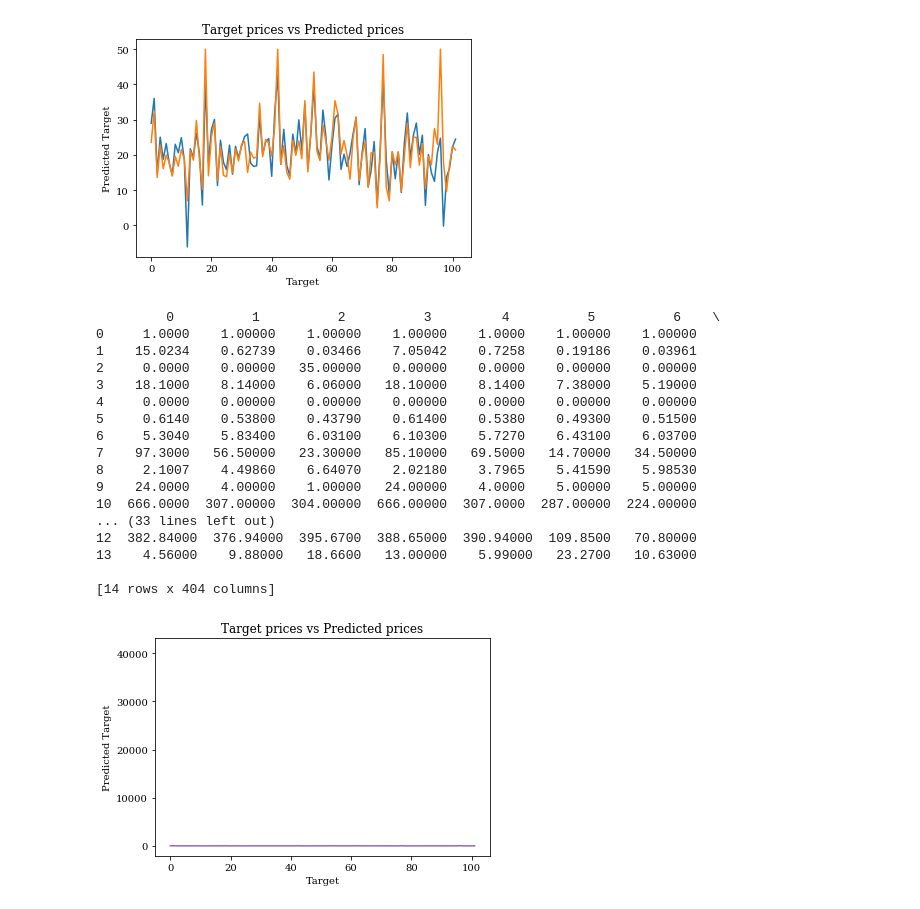
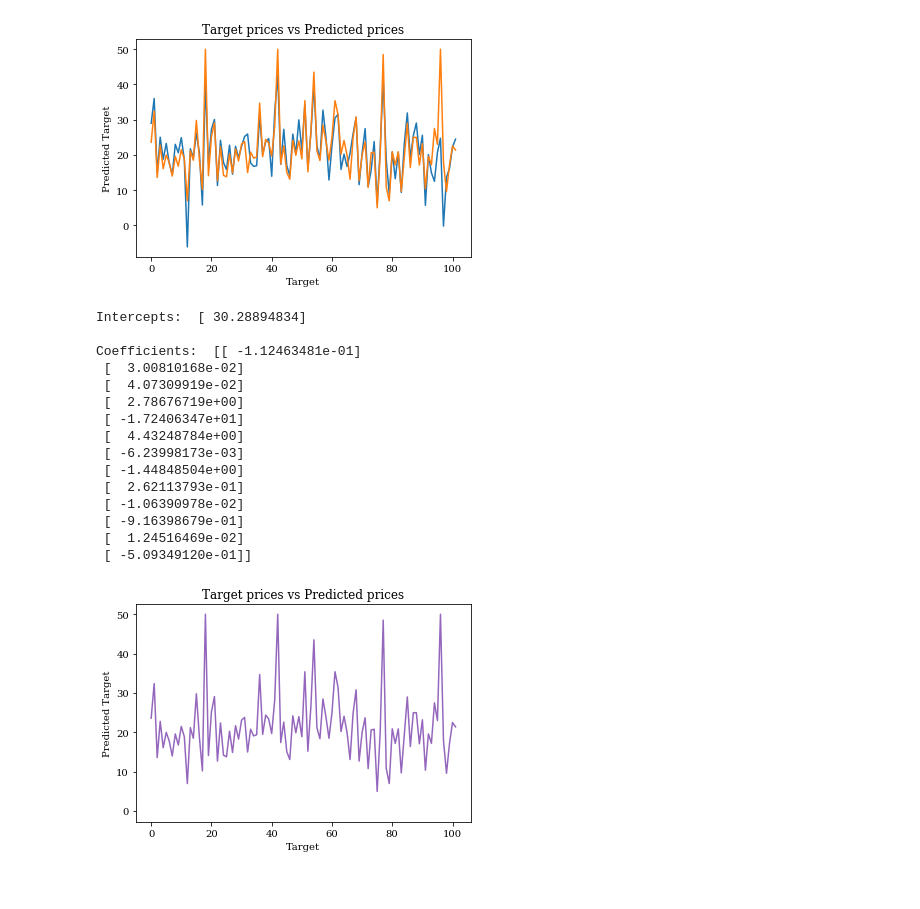
Before and after one commit to TannerS/BostonDataMachineLearning, a Jupyter notebook: BostonData.ipynb, the cells around one changed output. Saved outputs shown, nothing was run; the diff lists cells and outputs as text; code cells hidden in the pictures.

```diff
--- a/BostonData.ipynb
+++ b/BostonData.ipynb
@@ -95,6 +95,10 @@ Training Error:  10.8207870483
 Testing Error:  12.1557134648
 [figure]
 # %%
+# Sources
+
+# http://anwarruff.com/normal-equation/
+
 # loss function of linear regression
 def lossFunc(N, features, targets, weights):
     t = targets
@@ -114,13 +118,13 @@ def myNormalEqualFun(X,y):
     Xt = np.transpose(X)
     #w = np.matmul((np.matmul((np.matmul(Xt, X) ** -1), Xt)), y)
     # The x transpose is being multiplied by x and that result is to the power of -1
-    w_partial_one = np.matmul(Xt, X) ** -1
+    w_partial_one = np.linalg.inv(np.dot(Xt, X))
     # the other part of the equation consist of multiplying the x transpose by the target vector
-    w_partial_two = np.matmul(Xt, y)
+    w_partial_two = np.dot(w_partial_one, Xt)
     # lastly, we multiply both parts
-    w = np.matmul(w_partial_one, w_partial_two)
+    w = np.dot(w_partial_two, y)
     # return the weights
-    return np.matmul((np.matmul((np.matmul(Xt,X) ** -1), Xt)), y)
+    return w
 
 # Task 2-2: Implement a function performing prediction
 
@@ -133,11 +137,11 @@ def myPredictFun(X,w):
 train_data_intercept = np.insert(train_data, 0, 1, axis=1)
 test_data_intercept = np.insert(test_data, 0, 1, axis=1)
 
-
-import pandas
-df = pandas.DataFrame(np.transpose(train_data_intercept))
-print(df)
-print()
+#
+# import pandas
+# df = pandas.DataFrame(np.transpose(train_data_intercept))
+# print(df)
+# print()
 
 
 # for i in range (0,len(train_data_intercept)):
@@ -161,59 +165,58 @@ w = myNormalEqualFun(train_data_intercept,train_target)
 # df = pandas.DataFrame(w)
 # print(df)
 # Task 2-3: show intercept and coefficents
-# print()
-# print('Intercepts: ', w[0])
-# print()
-# print('Coefficients: ', w[1:])
-# print()
+print()
+print('Intercepts: ', w[0])
+print()
+print('Coefficients: ', w[1:])
+print()
 
 # Task 2-4: show errors on training dataset and testing dataset
 training_error = lossFunc(len(train_target), train_data_intercept, train_target, w)
 testing_error = lossFunc(len(test_target), test_data_intercept, test_target, w)
 
 # print()
 # print('Training Error: ', training_error)
 # print('Testing Error: ', testing_error)
 
 
 
 
 
 
 
 # Task 2-5: show plot a figure to show your predictions and real prices on the testing dataset
 
 # set x axis label
 plt.xlabel("Target")
 # set y axis label
 plt.ylabel("Predicted Target")
 # set chart title
 plt.title("Target prices vs Predicted prices")
 # plot the predicted values of the test data
+#*************************************************************************************************************************
 plt.plot(myPredictFun(np.transpose(train_data_intercept), w))
 # plot the true values of the test data
 plt.plot(np.matrix(test_target))
 # show the chart
 plt.show()
 # %% [output]
-         0          1          2          3         4          5          6    \
-0     1.0000    1.00000    1.00000    1.00000    1.0000    1.00000    1.00000
-1    15.0234    0.62739    0.03466    7.05042    0.7258    0.19186    0.03961
-2     0.0000    0.00000   35.00000    0.00000    0.0000    0.00000    0.00000
-3    18.1000    8.14000    6.06000   18.10000    8.1400    7.38000    5.19000
-4     0.0000    0.00000    0.00000    0.00000    0.0000    0.00000    0.00000
-5     0.6140    0.53800    0.43790    0.61400    0.5380    0.49300    0.51500
-6     5.3040    5.83400    6.03100    6.10300    5.7270    6.43100    6.03700
-7    97.3000   56.50000   23.30000   85.10000   69.5000   14.70000   34.50000
-8     2.1007    4.49860    6.64070    2.02180    3.7965    5.41590    5.98530
-9    24.0000    4.00000    1.00000   24.00000    4.0000    5.00000    5.00000
-10  666.0000  307.00000  304.00000  666.00000  307.0000  287.00000  224.00000
-... (33 lines left out)
-12  382.84000  376.94000  395.6700  388.65000  390.94000  109.8500   70.80000
-13    4.56000    9.88000   18.6600   13.00000    5.99000   23.2700   10.63000
+Intercepts:  [ 30.28894834]
 
-[14 rows x 404 columns]
+Coefficients:  [[ -1.12463481e-01]
+ [  3.00810168e-02]
+ [  4.07309919e-02]
+ [  2.78676719e+00]
+ [ -1.72406347e+01]
+ [  4.43248784e+00]
+ [ -6.23998173e-03]
+ [ -1.44848504e+00]
+ [  2.62113793e-01]
+ [ -1.06390978e-02]
+ [ -9.16398679e-01]
+ [  1.24516469e-02]
+ [ -5.09349120e-01]]
-[figure, old version]
+[figure, new version]
 # %%
 # Feature scaling
 scaler = preprocessing.StandardScaler().fit(train_data)
```
